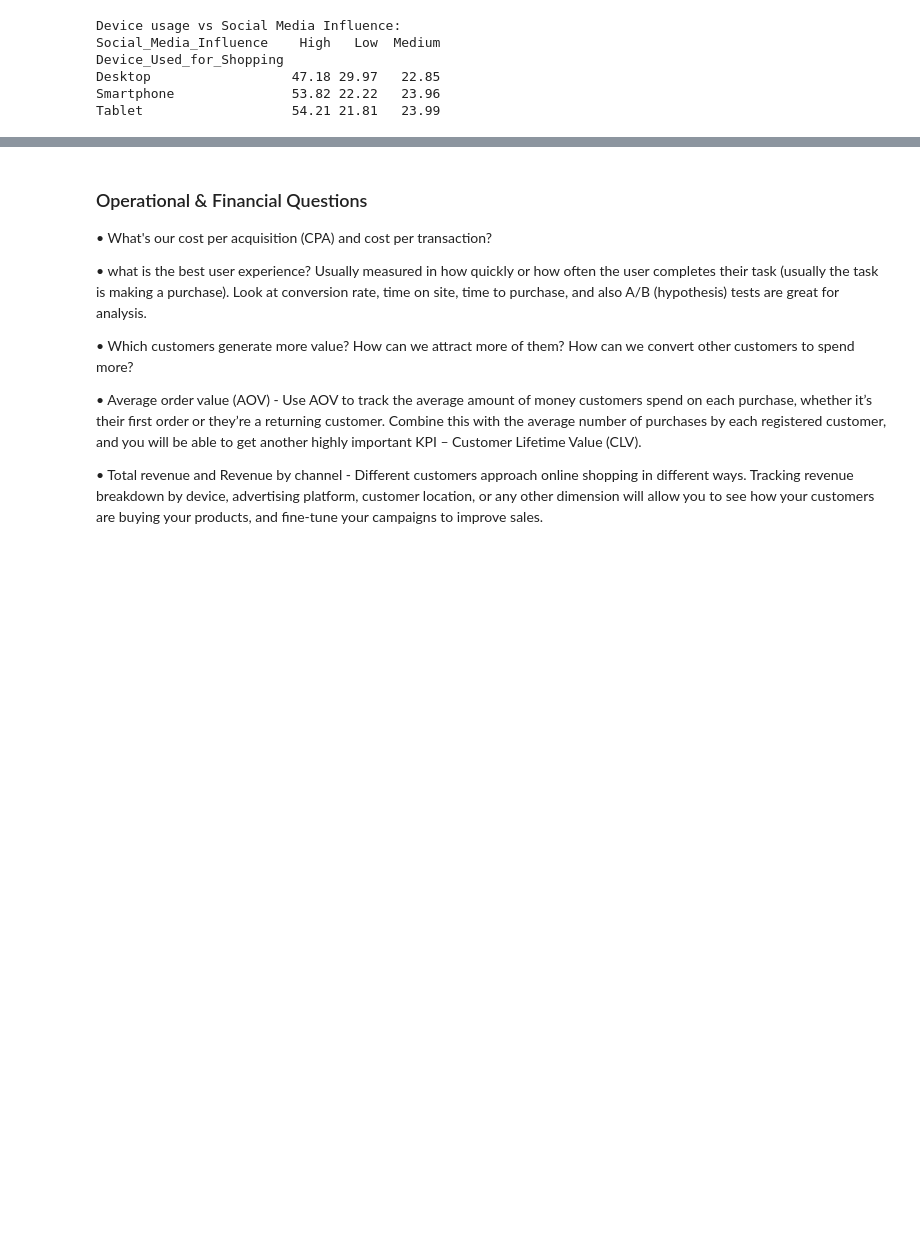
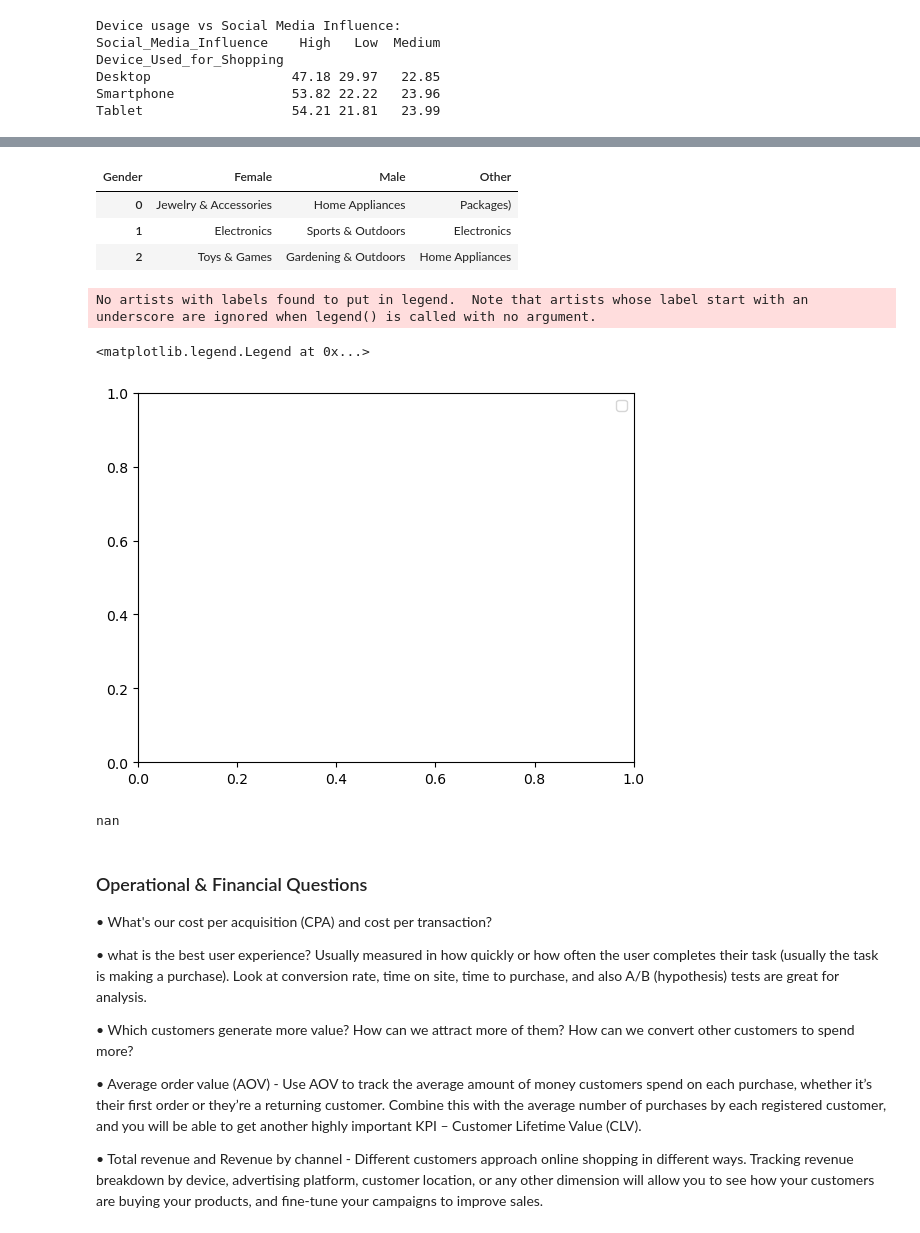
Before and after one commit to marianemcgrath/pfda, a Jupyter notebook: project/project.ipynb, the cells around one changed output, grey strips where cells are left out. Cells and saved outputs as stored; diff of their text form; code cells hidden in the pictures; blank space fills up the shorter version.

```diff
--- a/project/project.ipynb
+++ b/project/project.ipynb
@@ -512,3 +606,33 @@ Tablet                   54.21 21.81   23.99
+# %%
+# Top 3 categories per gender
+top_cats = gender_cat_purchase.apply(lambda x: x.nlargest(3).index.tolist(), axis=0)
+top_cats
+# %% [output]
+| Gender | Female | Male | Other |
+| 0 | Jewelry & Accessories | Home Appliances | Packages) |
+| 1 | Electronics | Sports & Outdoors | Electronics |
+| 2 | Toys & Games | Gardening & Outdoors | Home Appliances |
+# %%
+# Is there a correlation between customer satisfaction and gender?
+df.groupby('Gender')['Customer_Satisfaction'].mean()
+
+px.box(df, x='Gender', y='Customer_Satisfaction', title='Satisfaction by Gender')
+plt.legend()
+# %% [output]
+No artists with labels found to put in legend.  Note that artists whose label start with an underscore are ignored when legend() is called with no argument.
+<matplotlib.legend.Legend at 0x...>
+[figure, added]
+# %%
+# Does discounting lead to higher customer satisfaction?
+# Check the average satisfaction for discounted vs non-discounted purchases
+discount_satisfaction = df.groupby('Discount_Used')['Customer_Satisfaction'].mean()
+discount_satisfaction
+
+# Now we'll check for correlation
+correlation_discount_satisfaction = df['Discount_Used'].map({'Yes': 1, 'No': 0, 'Other: NaN': None}).corr(df['Customer_Satisfaction'])
+correlation_discount_satisfaction
+# %% [output]
+nan
 # %% [markdown]
 ### Operational & Financial Questions
 
```
Also changed, not shown: parts of 25 cells of this notebook.
